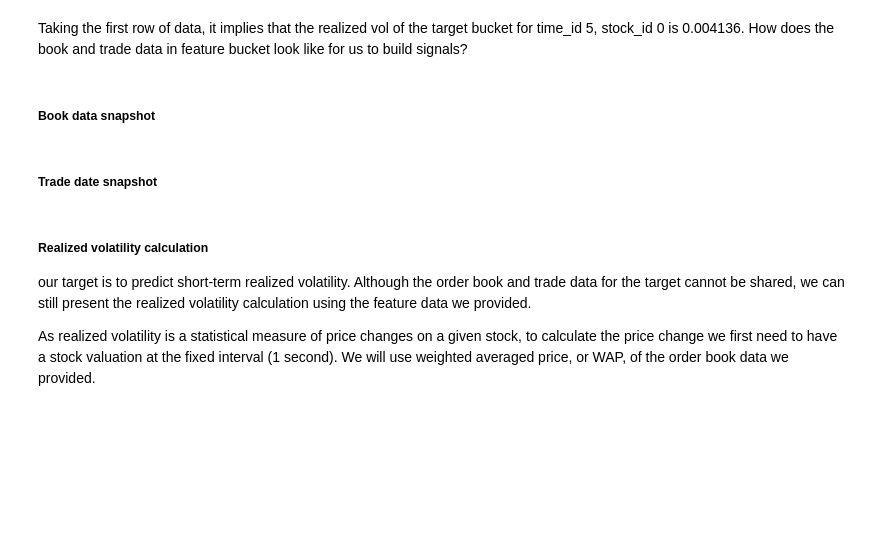
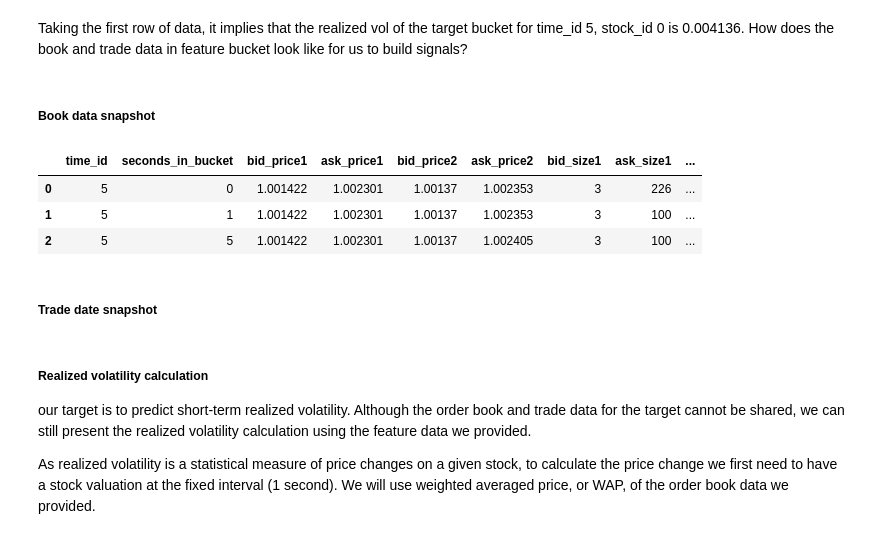
Before and after one commit to arungansi/Jovian-ML-0toGBMs, a Jupyter notebook: my-zero-to-gbm-proj-assign.ipynb, the cells around one changed output. Saved outputs shown, nothing was run; the diff lists cells and outputs as text; code cells hidden in the pictures; blank space fills up the shorter version.

```diff
--- a/my-zero-to-gbm-proj-assign.ipynb
+++ b/my-zero-to-gbm-proj-assign.ipynb
@@ -89,8 +91,8 @@ For book data you can also assume the top-2 level book shape stays the same as t
 # %% [markdown]
 Taking the first row of data, it implies that the realized vol of the target bucket for time_id 5, stock_id 0 is 0.004136. How does the book and trade data in feature bucket look like for us to build signals?
 # %%
-book_example = pd.read_parquet('../../../data/optiver-realized-volatility-prediction/book_train.parquet/stock_id=0')
-trade_example =  pd.read_parquet('../../../data/optiver-realized-volatility-prediction/trade_train.parquet/stock_id=0')
+book_example = pd.read_parquet('../../data/optiver-realized-volatility-prediction/book_train.parquet/stock_id=0')
+trade_example =  pd.read_parquet('../../data/optiver-realized-volatility-prediction/trade_train.parquet/stock_id=0')
 stock_id = '0'
 book_example = book_example[book_example['time_id']==5]
 book_example.loc[:,'stock_id'] = stock_id
@@ -100,8 +102,13 @@ trade_example.loc[:,'stock_id'] = stock_id
 ##### Book data snapshot
 # %%
 book_example['time_id'].unique()
-book_example..head(30)
-b# book_example.shape
+book_example.head(3)
+# book_example.shape
+# %% [output]
+|  | time_id | seconds_in_bucket | bid_price1 | ask_price1 | bid_price2 | ask_price2 | bid_size1 | ask_size1 | ... |
+| 0 | 5 | 0 | 1.001422 | 1.002301 | 1.00137 | 1.002353 | 3 | 226 | ... |
+| 1 | 5 | 1 | 1.001422 | 1.002301 | 1.00137 | 1.002353 | 3 | 100 | ... |
+| 2 | 5 | 5 | 1.001422 | 1.002301 | 1.00137 | 1.002405 | 3 | 100 | ... |
 # %% [markdown]
 ##### Trade date snapshot
 # %%
```
Also changed, not shown: parts of 14 cells of this notebook.
